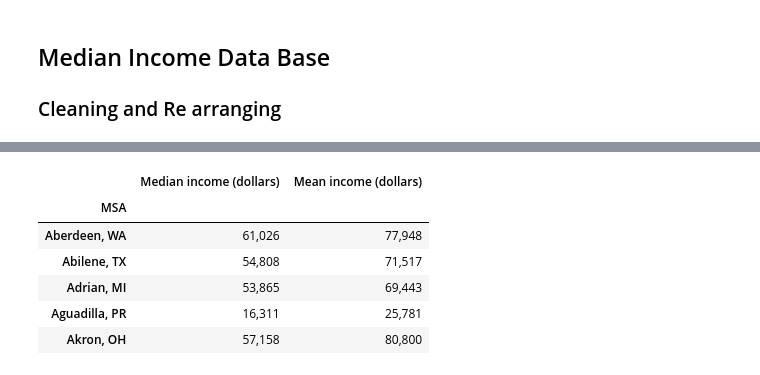
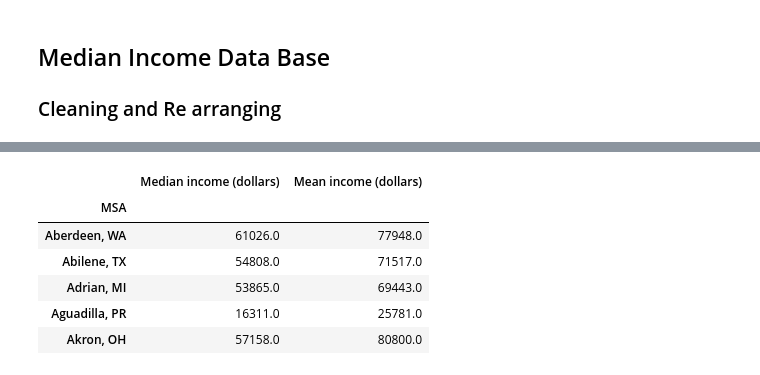
Before and after one commit to Luminous171/Project_1, a Jupyter notebook: Python_Files/clean_data_bases_2020.11.10.ipynb, the cells around one changed output, grey strips where cells are left out. Drawn from its saved outputs; the diff is of its cells as text; code cells hidden in the pictures.

```diff
--- a/Python_Files/clean_data_bases_2020.11.10.ipynb
+++ b/Python_Files/clean_data_bases_2020.11.10.ipynb
@@ -360,36 +388,45 @@ median_income_df.reset_index(inplace=True)
 # Split MSA from text string
 median_income_df[['MSA','extra']] = median_income_df['index'].str.split(",", n = 1, expand=True)
 
 # Split State from remaining text string
 median_income_df[['State','extra2']] = median_income_df['extra'].str.split(n = 1, expand=True)
 
 # Split Primary MSA from first text string
 median_income_df[['Primary MSA1','Secondary MSA']] = median_income_df['MSA'].str.split("-", n = 1, expand=True)
 
 # Split Primary MSA from first text string
 median_income_df[['Primary State','Secondary State']] = median_income_df['State'].str.split("-", n = 1, expand=True)
 
+
 # Drop unnecessary columns
 median_income_df.drop(columns=['index','extra','extra2','MSA','State'],inplace=True)
 
 # Drop duplicates -- first instance is the median and mean income by MSA
 median_income_df.drop_duplicates(subset=['Primary MSA1','Primary State'], inplace=True)
 
 median_income_df['MSA']= median_income_df['Primary MSA1']+", "+median_income_df['Primary State']
 median_income_df = median_income_df[["MSA", "Median income (dollars)", "Mean income (dollars)"]]
 
 # Drop the name that would look as the name of the index otherwise
 median_income_df.columns.name = None
 
 #creating filtered dataframe for affordability calc
 # median_income_affdf=median_income_df.filter(['Primary MSA','Median income (dollars)','Mean income (dollars)'], axis=1)
 median_income_df=median_income_df.set_index("MSA")
-median_income_df.head(5)
+
+# Further cleaning the columns median income and average income
+median_income_df['Median income (dollars)'] =median_income_df['Median income (dollars)'].apply(lambda x: float(x.split()[0].replace(',', '')))
+median_income_df['Mean income (dollars)']=median_income_df['Mean income (dollars)'].apply(lambda x: float(x.split()[0].replace(',', '')))
+
+# Nika, what Are we doing here?
+median_income_df['Median income (dollars)']=median_income_df['Median income (dollars)'].astype(str).astype(float)
+median_income_df['Mean income (dollars)']=median_income_df['Mean income (dollars)'].astype(str).astype(float)
+median_income_df.head()
 # %% [output]
 |  | Median income (dollars) | Mean income (dollars) |
 | MSA |  |  |
-| Aberdeen, WA | 61,026 | 77,948 |
-| Abilene, TX | 54,808 | 71,517 |
-| Adrian, MI | 53,865 | 69,443 |
-| Aguadilla, PR | 16,311 | 25,781 |
-| Akron, OH | 57,158 | 80,800 |
+| Aberdeen, WA | 61026.0 | 77948.0 |
+| Abilene, TX | 54808.0 | 71517.0 |
+| Adrian, MI | 53865.0 | 69443.0 |
+| Aguadilla, PR | 16311.0 | 25781.0 |
+| Akron, OH | 57158.0 | 80800.0 |
```
Also changed, not shown: parts of 16 cells of this notebook.
